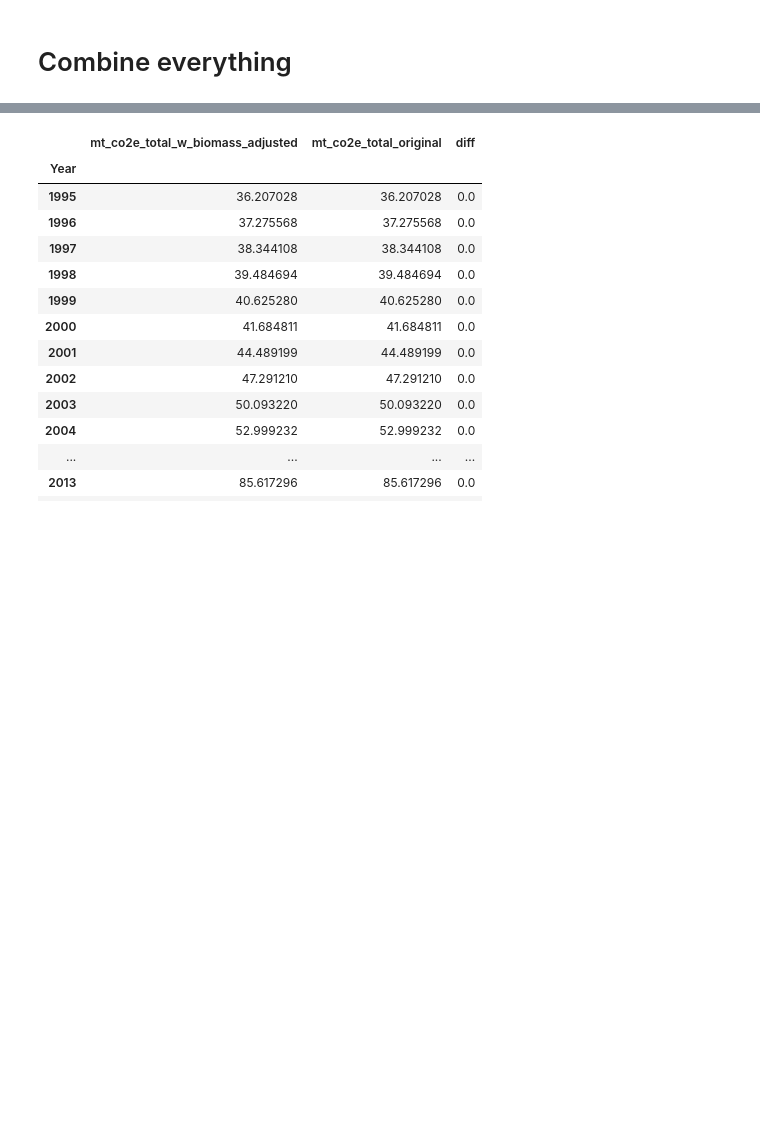
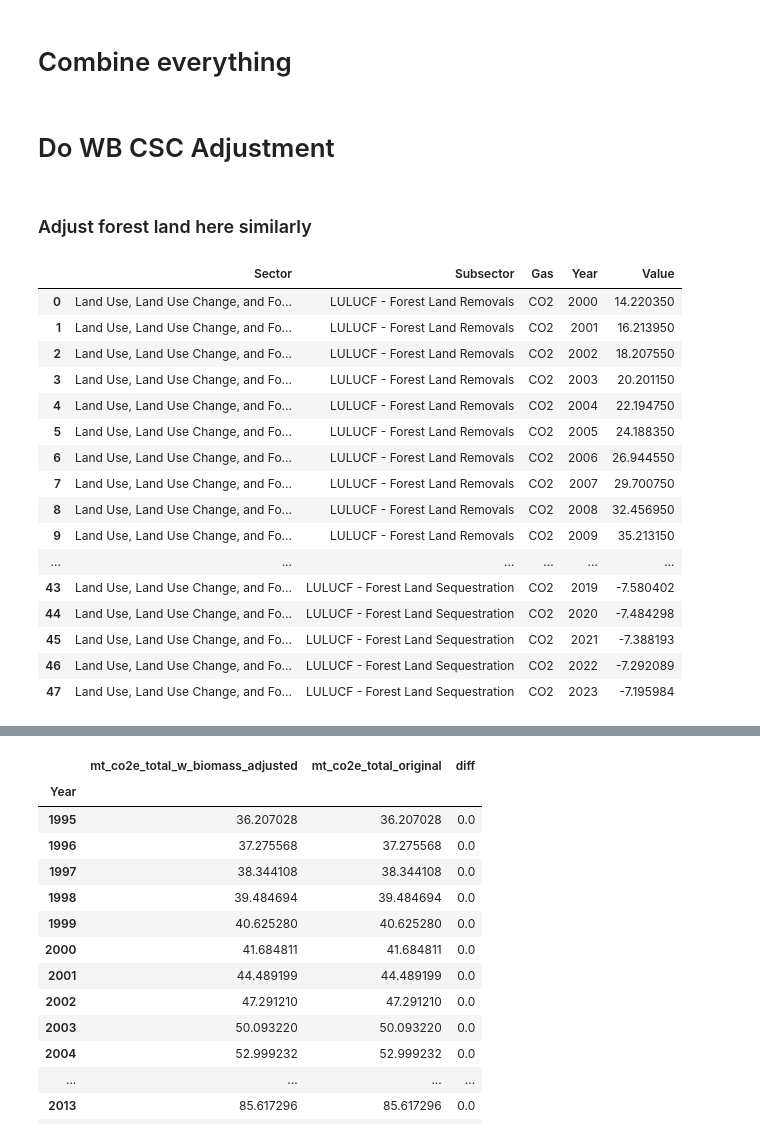
Before and after one commit to sisepuede-framework/ssp_uganda_data, a Jupyter notebook: ssp_modeling/output_postprocessing/emissions_adjustment_biomass.ipynb, the cells around one changed output, grey strips where cells are left out. Drawn from its saved outputs; the diff is of its cells as text; code cells hidden in the pictures; blank space fills up the shorter version.

Commit message:
updated inventories to split out forest lands into sequestration and removals

```diff
--- a/ssp_modeling/output_postprocessing/emissions_adjustment_biomass.ipynb
+++ b/ssp_modeling/output_postprocessing/emissions_adjustment_biomass.ipynb
@@ -305,0 +346,2 @@ df_pathways_out.to_csv(
+# %% [markdown]
+# Do WB CSC Adjustment
@@ -305,0 +390,56 @@ df_pathways_out.to_csv(
+# %% [markdown]
+###  Adjust forest land here similarly
+# %%
+# set sequestration using an estimate
+df_pathways_frst_sqstr = (
+    pd.merge(
+        df_pathways_frst,
+        df_adjustments.get([_FIELD_YEAR, _FIELD_ADJ_FRST_SEQ]),
+        how = "left",
+    )
+    .interpolate()
+    .drop(columns = _FIELD_VALUE)
+    .rename(columns = {_FIELD_ADJ_FRST_SEQ: _FIELD_VALUE}, )
+    .replace(_SUBSECTOR_WB_LULUCF_FORESTLAND, _SUBSECTOR_WB_SYNTHETIC_LULUCF_FORESTLAND_SEQUESTRATION, )
+)
+
+
+# get removals as frst land - sequestration estimate
+df_pathways_frst_removals = (
+    pd.merge(
+        df_pathways_frst,
+        df_adjustments.get([_FIELD_YEAR, _FIELD_ADJ_FRST_SEQ]),
+        how = "left",
+    )
+    .interpolate()
+    .replace(_SUBSECTOR_WB_LULUCF_FORESTLAND, _SUBSECTOR_WB_SYNTHETIC_LULUCF_FORESTLAND_REMOVALS)
+)
+df_pathways_frst_removals[_FIELD_VALUE] -= df_pathways_frst_removals[_FIELD_ADJ_FRST_SEQ]
+df_pathways_frst_removals = df_pathways_frst_removals[df_pathways_frst.columns]
+
+df_pathways_frst_new = sf._concat_df(
+    [
+        df_pathways_frst_removals,
+        df_pathways_frst_sqstr
+    ]
+)
+# %%
+df_pathways_frst_new
+# %% [output]
+|  | Sector | Subsector | Gas | Year | Value |
+| 0 | Land Use, Land Use Change, and Fo... | LULUCF - Forest Land Removals | CO2 | 2000 | 14.220350 |
+| 1 | Land Use, Land Use Change, and Fo... | LULUCF - Forest Land Removals | CO2 | 2001 | 16.213950 |
+| 2 | Land Use, Land Use Change, and Fo... | LULUCF - Forest Land Removals | CO2 | 2002 | 18.207550 |
+| 3 | Land Use, Land Use Change, and Fo... | LULUCF - Forest Land Removals | CO2 | 2003 | 20.201150 |
+| 4 | Land Use, Land Use Change, and Fo... | LULUCF - Forest Land Removals | CO2 | 2004 | 22.194750 |
+| 5 | Land Use, Land Use Change, and Fo... | LULUCF - Forest Land Removals | CO2 | 2005 | 24.188350 |
+| 6 | Land Use, Land Use Change, and Fo... | LULUCF - Forest Land Removals | CO2 | 2006 | 26.944550 |
+| 7 | Land Use, Land Use Change, and Fo... | LULUCF - Forest Land Removals | CO2 | 2007 | 29.700750 |
+| 8 | Land Use, Land Use Change, and Fo... | LULUCF - Forest Land Removals | CO2 | 2008 | 32.456950 |
+| 9 | Land Use, Land Use Change, and Fo... | LULUCF - Forest Land Removals | CO2 | 2009 | 35.213150 |
+| ... | ... | ... | ... | ... | ... |
+| 43 | Land Use, Land Use Change, and Fo... | LULUCF - Forest Land Sequestration | CO2 | 2019 | -7.580402 |
+| 44 | Land Use, Land Use Change, and Fo... | LULUCF - Forest Land Sequestration | CO2 | 2020 | -7.484298 |
+| 45 | Land Use, Land Use Change, and Fo... | LULUCF - Forest Land Sequestration | CO2 | 2021 | -7.388193 |
+| 46 | Land Use, Land Use Change, and Fo... | LULUCF - Forest Land Sequestration | CO2 | 2022 | -7.292089 |
+| 47 | Land Use, Land Use Change, and Fo... | LULUCF - Forest Land Sequestration | CO2 | 2023 | -7.195984 |
```
Also changed, not shown: parts of 18 cells of this notebook, 4 other files.
